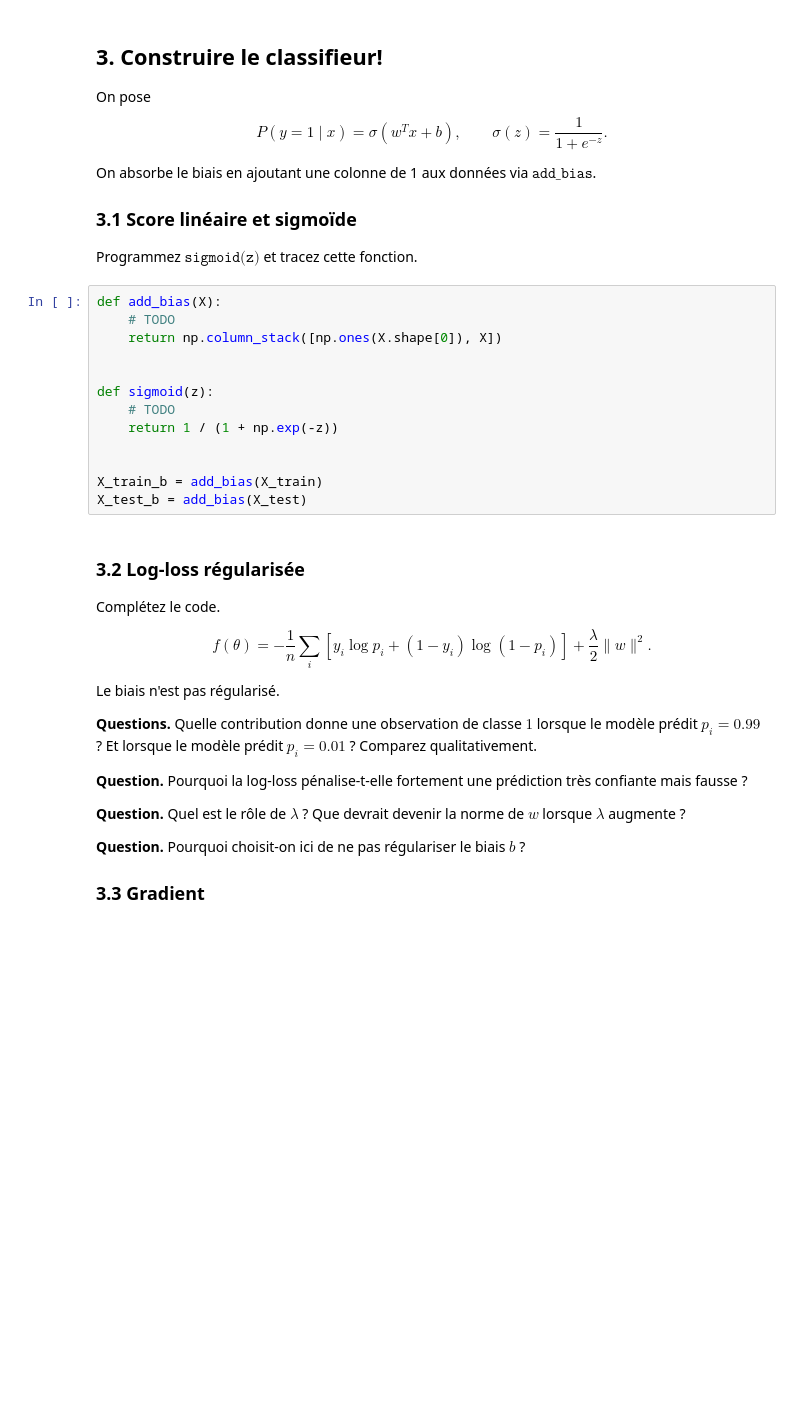
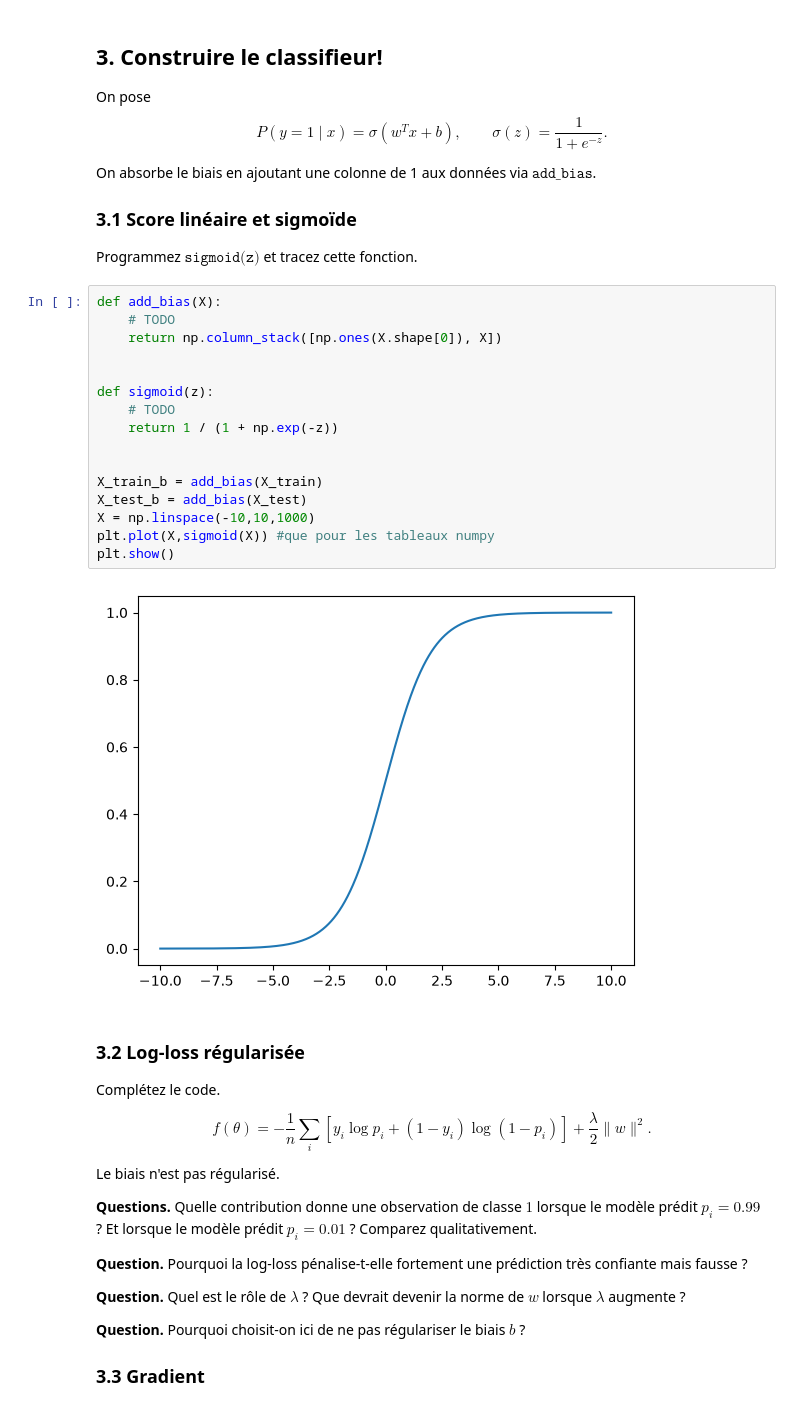
Before and after one commit to momo67-coder/Projet-MDC-2026, a Jupyter notebook: projet-python/Projet_QuickDraw_Sujet.ipynb, the cells around one changed output. Drawn from its saved outputs; the diff is of its cells as text; blank space fills up the shorter version.

Commit message:
Tracé de sigmoid

```diff
--- a/projet-python/Projet_QuickDraw_Sujet.ipynb
+++ b/projet-python/Projet_QuickDraw_Sujet.ipynb
@@ -309,16 +309,21 @@ Programmez $\texttt{sigmoid(z)}$ et tracez cette fonction.
 # %%
 def add_bias(X):
     # TODO
     return np.column_stack([np.ones(X.shape[0]), X])
 
 
 def sigmoid(z):
     # TODO
     return 1 / (1 + np.exp(-z))
 
 
 X_train_b = add_bias(X_train)
 X_test_b = add_bias(X_test)
+X = np.linspace(-10,10,1000)
+plt.plot(X,sigmoid(X)) #que pour les tableaux numpy
+plt.show()
+# %% [output]
+[figure, added]
 # %% [markdown]
 ### 3.2 Log-loss régularisée
 Complétez le code.
```
